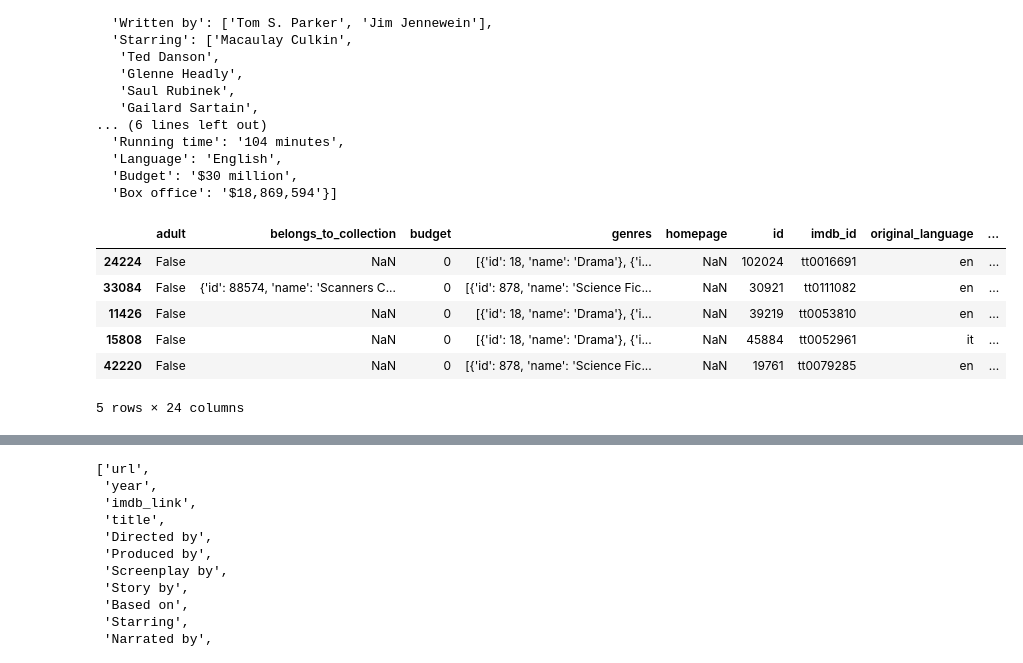
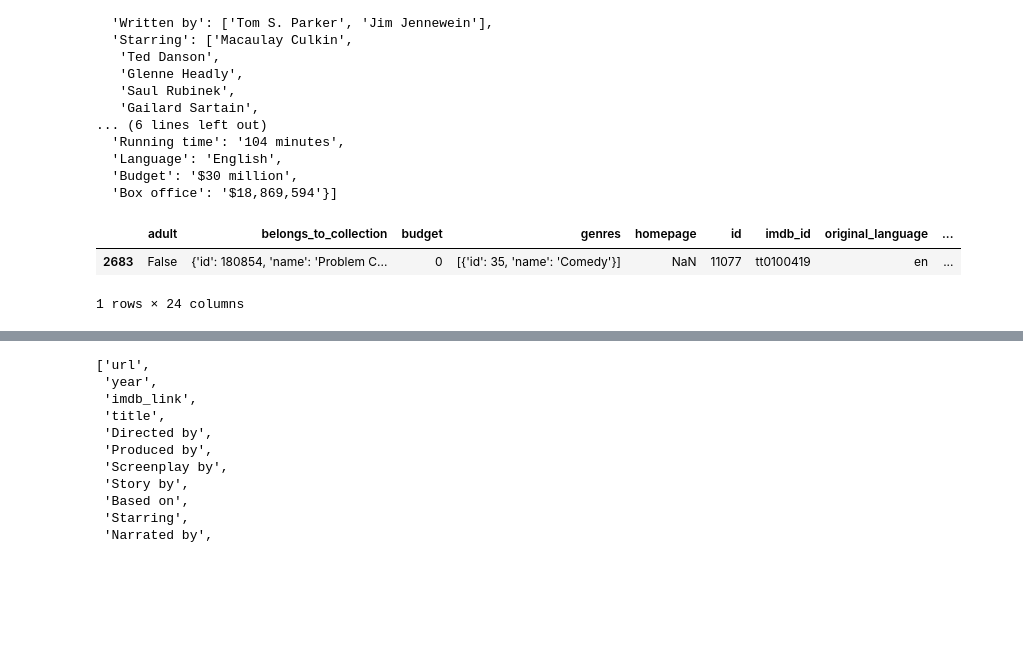
Before and after one commit to K-Sharma95/Movies-ETL, a Jupyter notebook: movies.ipynb, the cells around one changed output, grey strips where cells are left out. Saved outputs shown, nothing was run; the diff lists cells and outputs as text; code cells hidden in the pictures; blank space fills up the shorter version.

```diff
--- a/movies.ipynb
+++ b/movies.ipynb
@@ -48,15 +52,11 @@ wiki_movies_raw[998:999]
 kaggle_metadata = pd.read_csv(f'{file_dir}/movies_metadata.csv', low_memory=False)
 ratings = pd.read_csv(f'{file_dir}/ratings.csv')
 # %%
-kaggle_metadata.sample(n=5)
+kaggle_metadata.sample(n=1)
 # %% [output]
 |  | adult | belongs_to_collection | budget | genres | homepage | id | imdb_id | original_language | ... |
-| 24224 | False | NaN | 0 | [{'id': 18, 'name': 'Drama'}, {'i... | NaN | 102024 | tt0016691 | en | ... |
-| 33084 | False | {'id': 88574, 'name': 'Scanners C... | 0 | [{'id': 878, 'name': 'Science Fic... | NaN | 30921 | tt0111082 | en | ... |
-| 11426 | False | NaN | 0 | [{'id': 18, 'name': 'Drama'}, {'i... | NaN | 39219 | tt0053810 | en | ... |
-| 15808 | False | NaN | 0 | [{'id': 18, 'name': 'Drama'}, {'i... | NaN | 45884 | tt0052961 | it | ... |
-| 42220 | False | NaN | 0 | [{'id': 878, 'name': 'Science Fic... | NaN | 19761 | tt0079285 | en | ... |
+| 2683 | False | {'id': 180854, 'name': 'Problem C... | 0 | [{'id': 35, 'name': 'Comedy'}] | NaN | 11077 | tt0100419 | en | ... |
-5 rows × 24 columns
+1 rows × 24 columns
 # %%
 ratings.sample(n=5)
 # %% [output]
```
Also changed, not shown: parts of 90 cells of this notebook, 3 other files.
